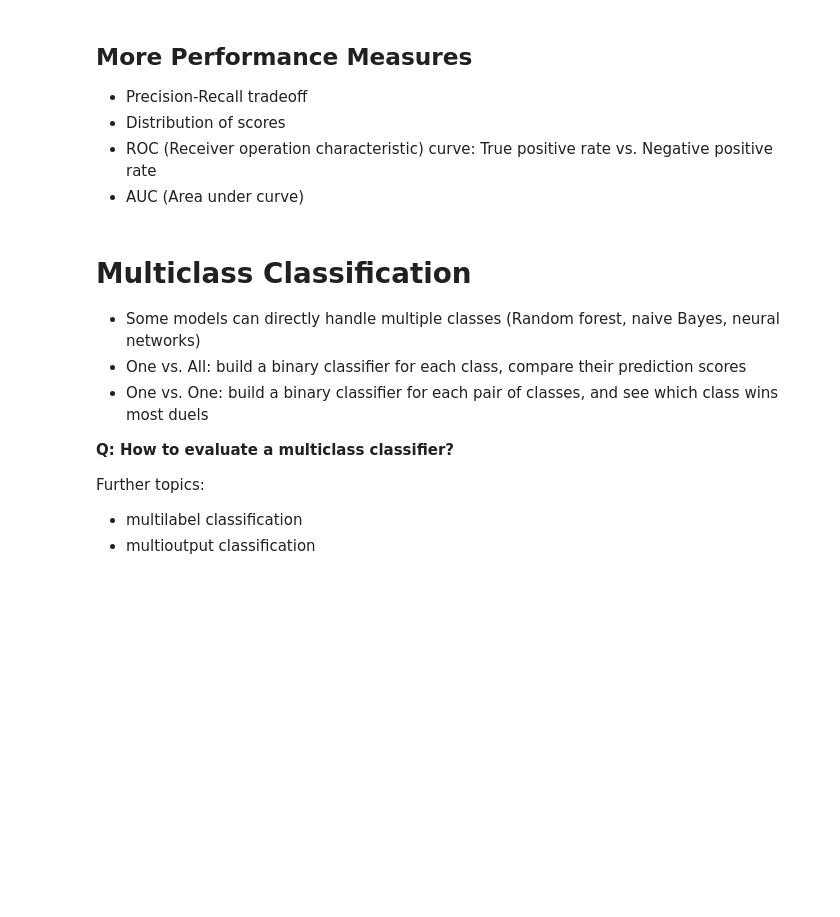
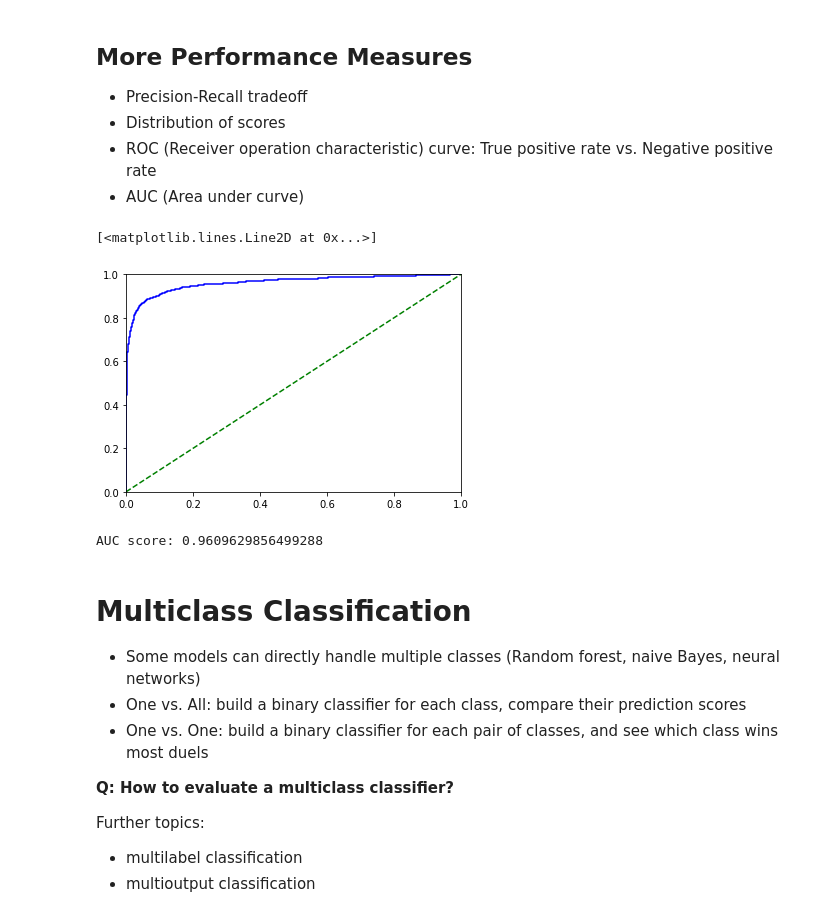
Before and after one commit to ch00226855/CMP464-788-Spring2019, a Jupyter notebook: Week3_Classification.ipynb, the cells around one changed output. Cells and saved outputs as stored; diff of their text form; code cells hidden in the pictures; blank space fills up the shorter version.

```diff
--- a/Week3_Classification.ipynb
+++ b/Week3_Classification.ipynb
@@ -157,6 +142,6 @@ We must reserve a portion of the data to test the model. The training set is use
 # %%
 # split the dataset into training set and test set.
 # usually we take about 15% as test data
-from sklearn.model_selection import train_test_split
-train_images, test_images, train_labels_5, test_labels_5 = \
-    train_test_split(images, labels_5, test_size = 0.15)
+# from sklearn.model_selection import train_test_split
+# train_images, test_images, train_labels_5, test_labels_5 = \
+#     train_test_split(images, labels_5, test_size = 0.15)
@@ -186,3 +148,9 @@ array([False, False, False, False, False,  True, False, False, False,
+# %%
+# Since the training set and test set are already split, we no long need
+# train_test_split. However, we need to do shuffling
+new_indices = np.random.permutation(range(len(train_images)))
+train_images = train_images[new_indices]
+train_labels = train_labels[new_indices]
 # %% [markdown]
 Next, we apply KNeighborsClassifier to build a binary classifier.
 # %%
@@ -200,6 +164,10 @@ KNeighborsClassifier(algorithm='auto', leaf_size=30, metric='minkowski',
 # Use the model to make predictions on the test set
 predictions_knn = knn.predict(test_images)
 # %%
+# Create a binary labels for '5' or 'not 5'
+train_labels_5 = [(label == 5) for label in train_labels]
+test_labels_5 = [(label == 5) for label in test_labels]
+
 # Use SGDClassifier
 from sklearn.linear_model import SGDClassifier
 sgd = SGDClassifier()
@@ -295,6 +280,25 @@ $F_1 = \frac{1}{\frac{1}{precision} + \frac{1}{recall}}$
 - Distribution of scores
 - ROC (Receiver operation characteristic) curve: True positive rate vs. Negative positive rate
 - AUC (Area under curve)
+# %%
+from sklearn.metrics import roc_curve
+test_scores = sgd.decision_function(test_images)
+tpr, npr, thresholds = roc_curve(test_labels_5, test_scores)
+# %%
+# plot tpr vs. npr.
+plt.plot(tpr, npr, 'b-')
+plt.xlim([0, 1])
+plt.ylim([0, 1])
+plt.plot([0, 1], [0, 1], 'g--')
+# %% [output]
+[<matplotlib.lines.Line2D at 0x...>]
+[figure, added]
+# %%
+from sklearn.metrics import roc_auc_score
+score = roc_auc_score(test_labels_5, test_scores)
+print("AUC score:", score)
+# %% [output]
+AUC score: 0.9609629856499288
 # %% [markdown]
 # Multiclass Classification
 
```
Also changed, not shown: parts of 39 cells of this notebook.
